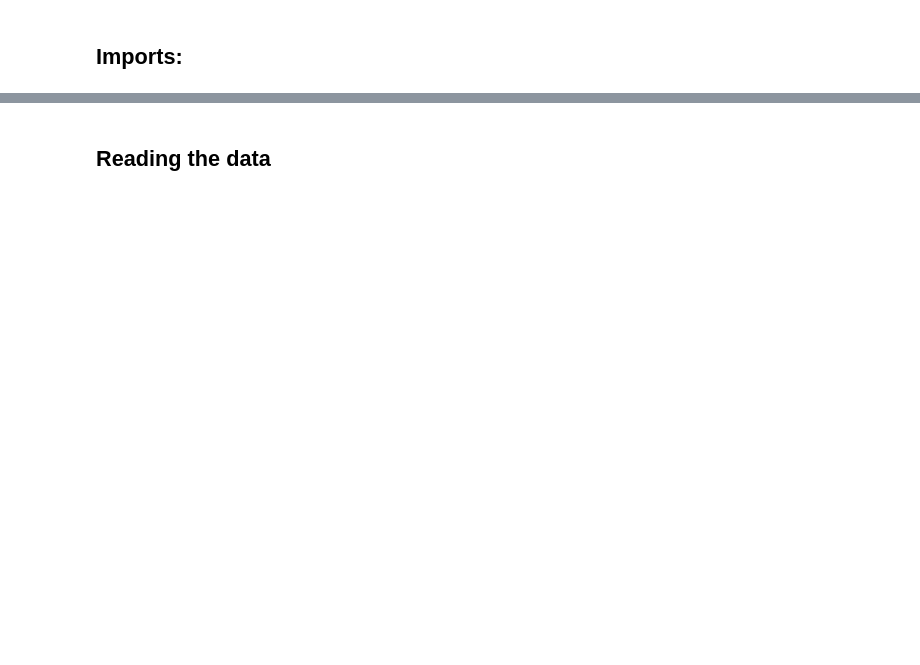
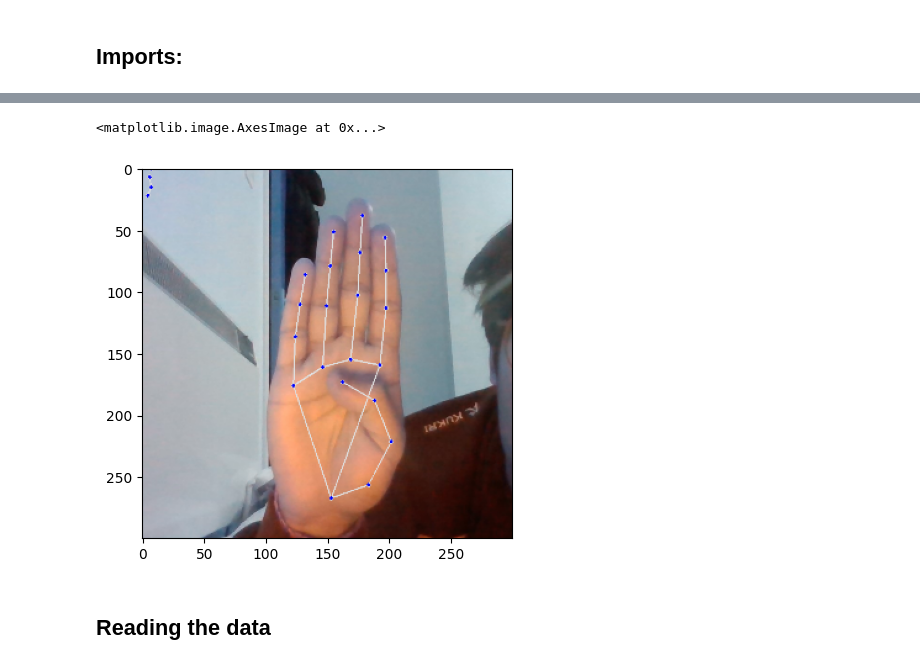
Before and after one commit to ce20480/SignLanguageDetection, a Jupyter notebook: ASLDetection.ipynb, the cells around one changed output, grey strips where cells are left out. Cells and saved outputs as stored; diff of their text form; code cells hidden in the pictures; blank space fills up the shorter version.

```diff
--- a/ASLDetection.ipynb
+++ b/ASLDetection.ipynb
@@ -9,3 +16,30 @@ import cv2 as cv
+# %%
+import mediapipe as mp
+mp_drawing = mp.solutions.drawing_utils
+
+mp_hands = mp.solutions.hands
+with mp_hands.Hands(
+    static_image_mode=True,
+    max_num_hands=2,
+    min_detection_confidence=0.5) as hands:
+    results = hands.process(cv.cvtColor(image, cv.COLOR_BGR2RGB))
+
+if results.multi_hand_landmarks:
+    for hand_landmarks in results.multi_hand_world_landmarks:
+        mp_drawing.draw_landmarks(image, hand_landmarks, mp_hands.HAND_CONNECTIONS)
+
+plt.imshow(cv.resize(image, (300, 300)))
+
+# # get world coordinates
+# landmarks = results.multi_hand_landmarks[0]
+# landmarks = [[lm.x, lm.y, lm.z] for lm in landmarks.landmark]
+
+# # get image coordinates
+# landmarks_image = results.multi_hand_landmarks[0]
+# landmarks_image = [[lm.x, lm.y] for lm in landmarks_image.landmark]
+# %% [output]
+<matplotlib.image.AxesImage at 0x...>
+[figure, added]
 # %% [markdown]
 ## Reading the data
 # %%
```
Also changed, not shown: parts of 28 cells of this notebook, 8 other files.
